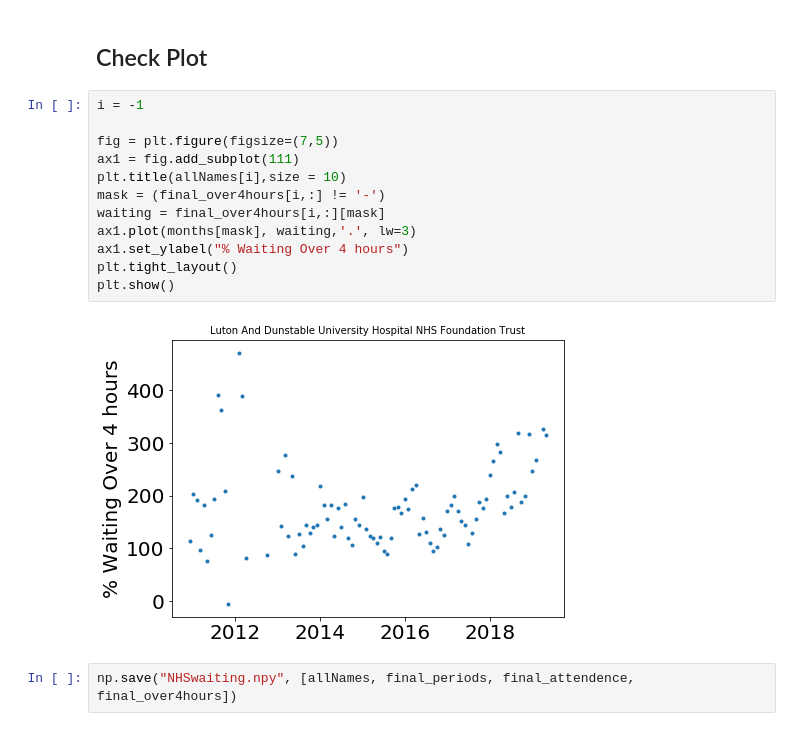
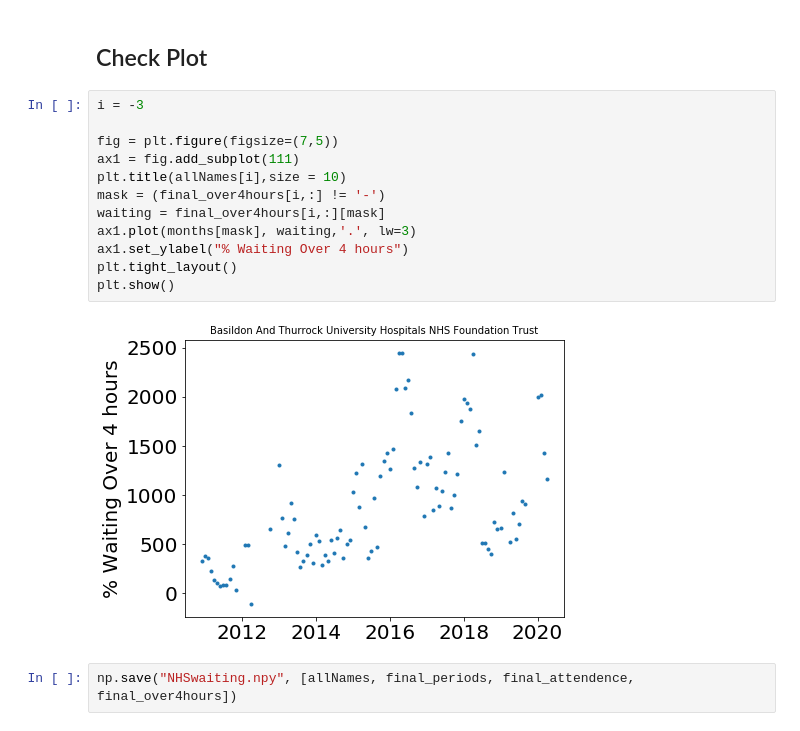
Before and after one commit to HowsMyNHS/NHSdata, a Jupyter notebook: NhsEngWaiting.ipynb, the cells around one changed output. Saved outputs shown, nothing was run; the diff lists cells and outputs as text.

```diff
--- a/NhsEngWaiting.ipynb
+++ b/NhsEngWaiting.ipynb
@@ -371,19 +379,19 @@ for i in range(len(final_attendence[:,0])):
 # %% [markdown]
 <h2> Check Plot</h2>
 # %%
-i = -1
+i = -3
 
 fig = plt.figure(figsize=(7,5))
 ax1 = fig.add_subplot(111)
 plt.title(allNames[i],size = 10)
 mask = (final_over4hours[i,:] != '-')
 waiting = final_over4hours[i,:][mask]
 ax1.plot(months[mask], waiting,'.', lw=3)
 ax1.set_ylabel("% Waiting Over 4 hours")
 plt.tight_layout()
 plt.show()
 # %% [output]
-[figure, old version]
+[figure, new version]
 # %%
 np.save("NHSwaiting.npy", [allNames, final_periods, final_attendence, final_over4hours])
 # %%
```
Also changed, not shown: parts of 1 cell of this notebook, 1 other file.
